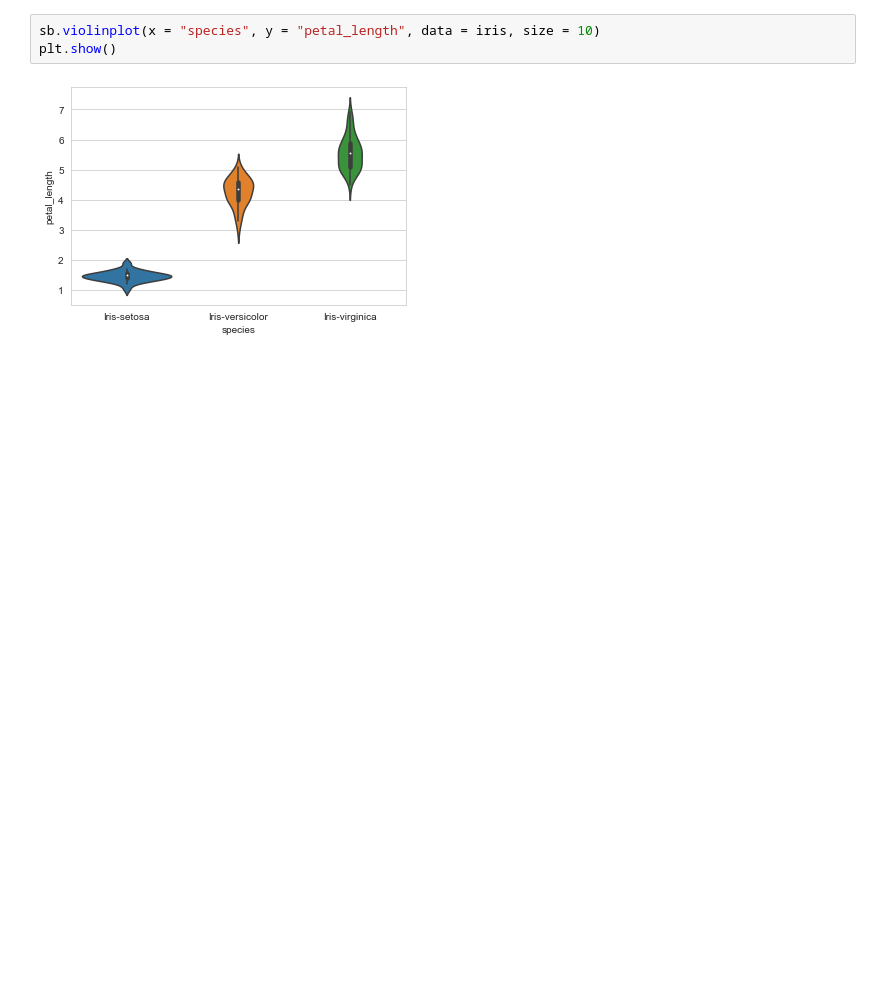
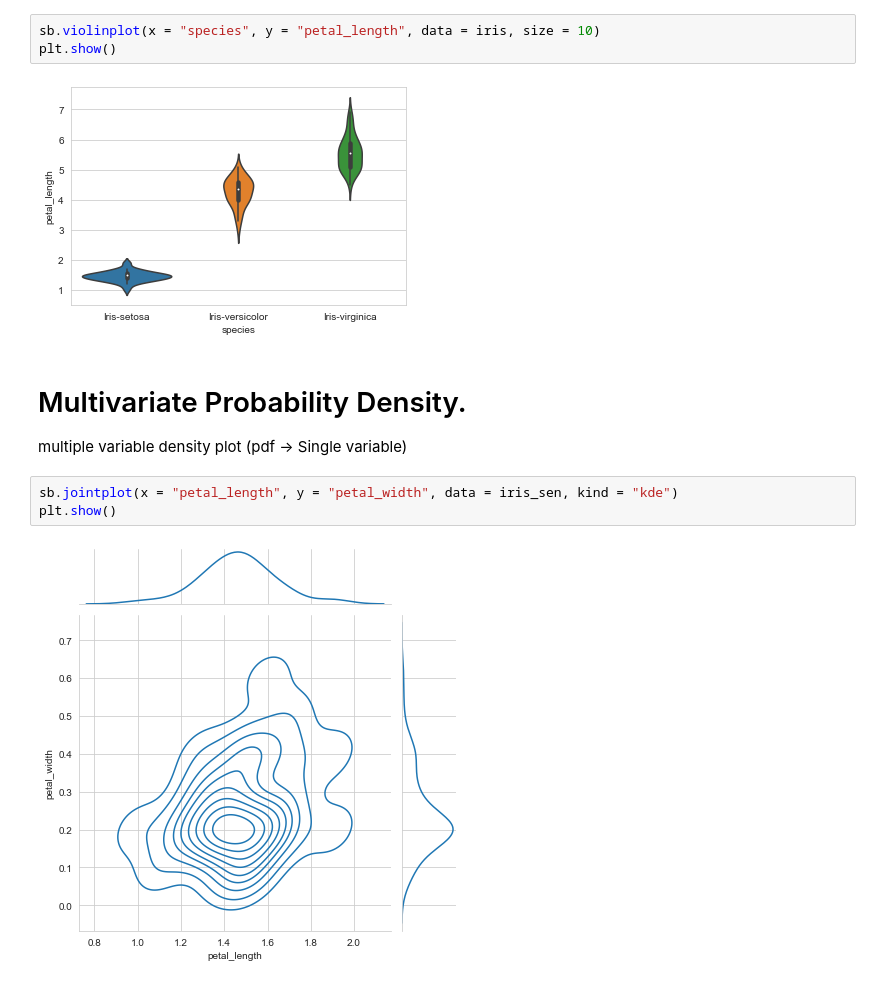
Before and after one commit to amazingpaddy/appliedAiCourse, a Jupyter notebook: EDA/eda_iris_data.ipynb, the cells around one changed output. Saved outputs shown, nothing was run; the diff lists cells and outputs as text; blank space fills up the shorter version.

```diff
--- a/EDA/eda_iris_data.ipynb
+++ b/EDA/eda_iris_data.ipynb
@@ -179,3 +179,12 @@ sb.violinplot(x = "species", y = "petal_length", data = iris, size = 10)
 plt.show()
 # %% [output]
 [figure]
+# %% [markdown]
+# Multivariate Probability Density.
+
+multiple variable density plot  (pdf -> Single variable)
+# %%
+sb.jointplot(x = "petal_length", y = "petal_width", data = iris_sen, kind = "kde")
+plt.show()
+# %% [output]
+[figure, added]
```
Also changed, not shown: parts of 1 cell of this notebook.
